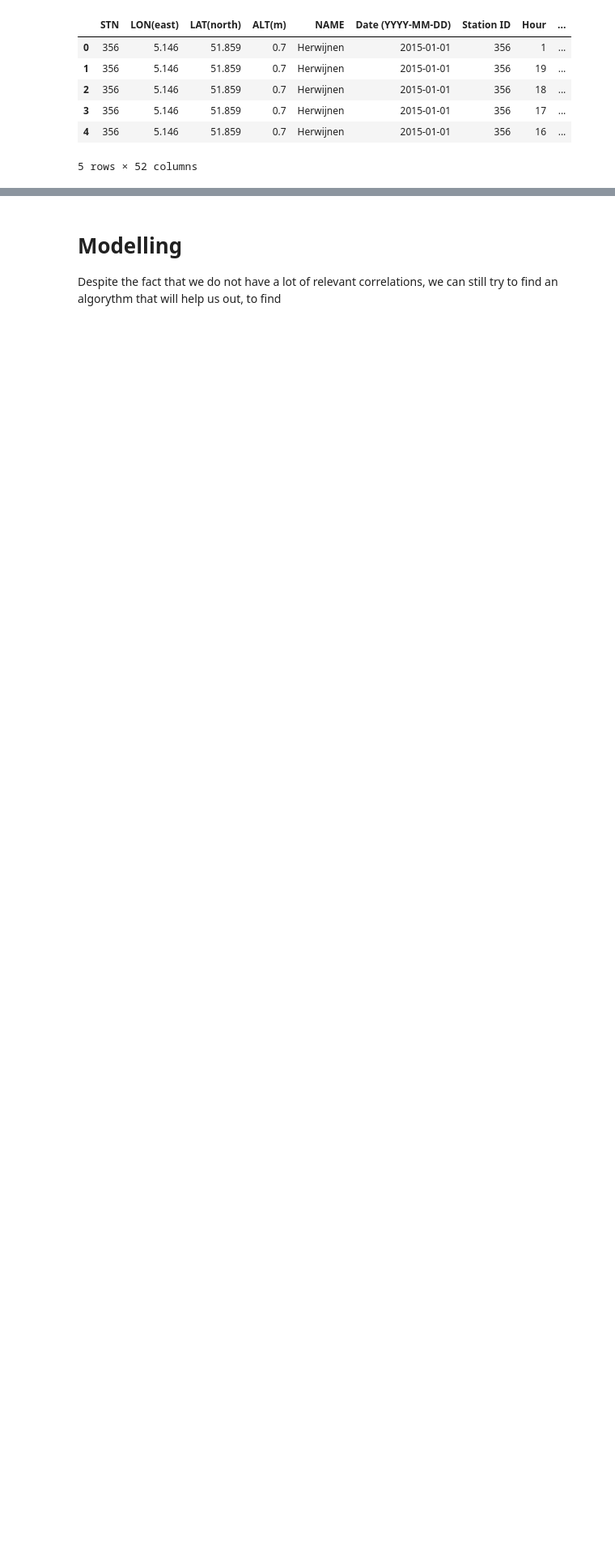
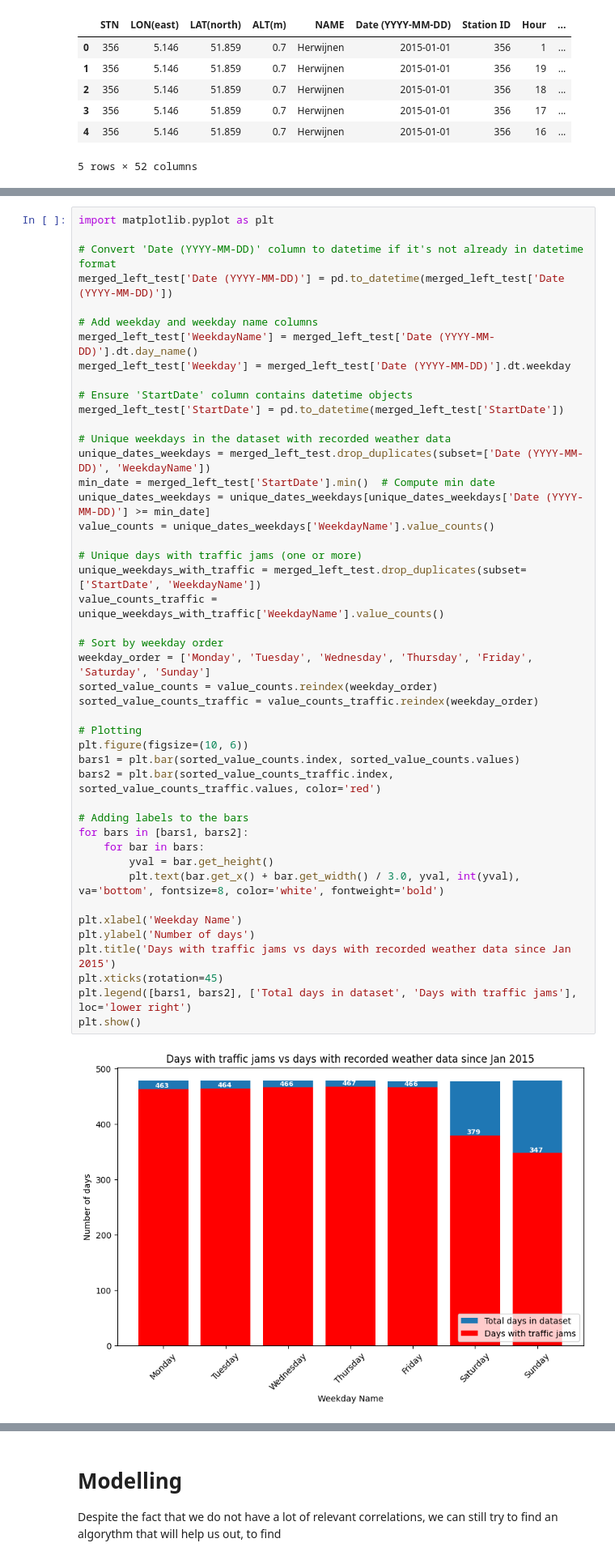
Before and after one commit to mhristev/TodayAI, a Jupyter notebook: MainFile.ipynb, the cells around one changed output, grey strips where cells are left out. Shown: that part at 81% size. Drawn from its saved outputs; the diff is of its cells as text; blank space fills up the shorter version.

```diff
--- a/MainFile.ipynb
+++ b/MainFile.ipynb
@@ -586,0 +563,47 @@ plt.show()
+# %%
+import matplotlib.pyplot as plt
+
+# Convert 'Date (YYYY-MM-DD)' column to datetime if it's not already in datetime format
+merged_left_test['Date (YYYY-MM-DD)'] = pd.to_datetime(merged_left_test['Date (YYYY-MM-DD)'])
+
+# Add weekday and weekday name columns
+merged_left_test['WeekdayName'] = merged_left_test['Date (YYYY-MM-DD)'].dt.day_name()
+merged_left_test['Weekday'] = merged_left_test['Date (YYYY-MM-DD)'].dt.weekday
+
+# Ensure 'StartDate' column contains datetime objects
+merged_left_test['StartDate'] = pd.to_datetime(merged_left_test['StartDate'])
+
+# Unique weekdays in the dataset with recorded weather data
+unique_dates_weekdays = merged_left_test.drop_duplicates(subset=['Date (YYYY-MM-DD)', 'WeekdayName'])
+min_date = merged_left_test['StartDate'].min()  # Compute min date
+unique_dates_weekdays = unique_dates_weekdays[unique_dates_weekdays['Date (YYYY-MM-DD)'] >= min_date]
+value_counts = unique_dates_weekdays['WeekdayName'].value_counts()
+
+# Unique days with traffic jams (one or more)
+unique_weekdays_with_traffic = merged_left_test.drop_duplicates(subset=['StartDate', 'WeekdayName'])
+value_counts_traffic = unique_weekdays_with_traffic['WeekdayName'].value_counts()
+
+# Sort by weekday order
+weekday_order = ['Monday', 'Tuesday', 'Wednesday', 'Thursday', 'Friday', 'Saturday', 'Sunday']
+sorted_value_counts = value_counts.reindex(weekday_order)
+sorted_value_counts_traffic = value_counts_traffic.reindex(weekday_order)
+
+# Plotting
+plt.figure(figsize=(10, 6))
+bars1 = plt.bar(sorted_value_counts.index, sorted_value_counts.values)
+bars2 = plt.bar(sorted_value_counts_traffic.index, sorted_value_counts_traffic.values, color='red')
+
+# Adding labels to the bars
+for bars in [bars1, bars2]:
+    for bar in bars:
+        yval = bar.get_height()
+        plt.text(bar.get_x() + bar.get_width() / 3.0, yval, int(yval), va='bottom', fontsize=8, color='white', fontweight='bold')
+
+plt.xlabel('Weekday Name')
+plt.ylabel('Number of days')
+plt.title('Days with traffic jams vs days with recorded weather data since Jan 2015')
+plt.xticks(rotation=45)
+plt.legend([bars1, bars2], ['Total days in dataset', 'Days with traffic jams'], loc='lower right')
+plt.show()
+# %% [output]
+[figure, added]
```
Also changed, not shown: parts of 29 cells of this notebook.
